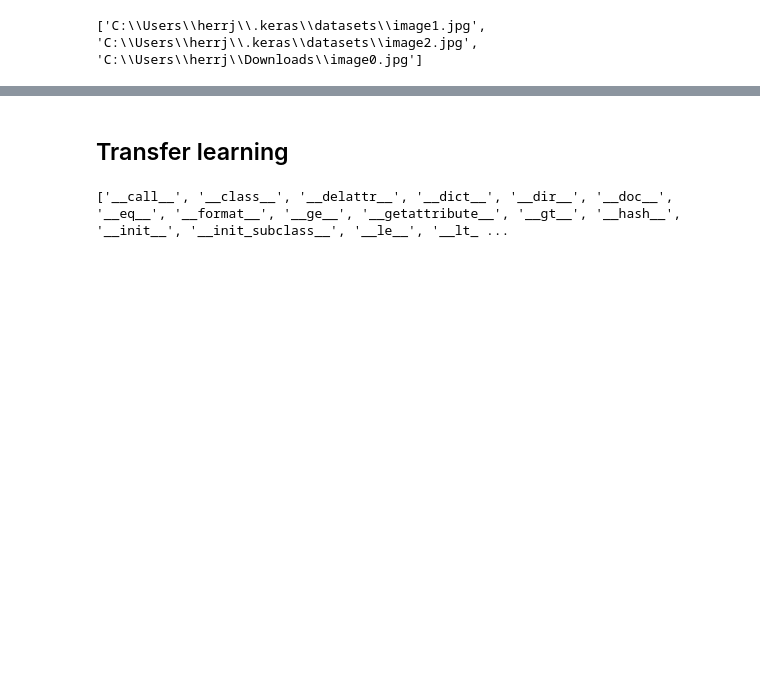
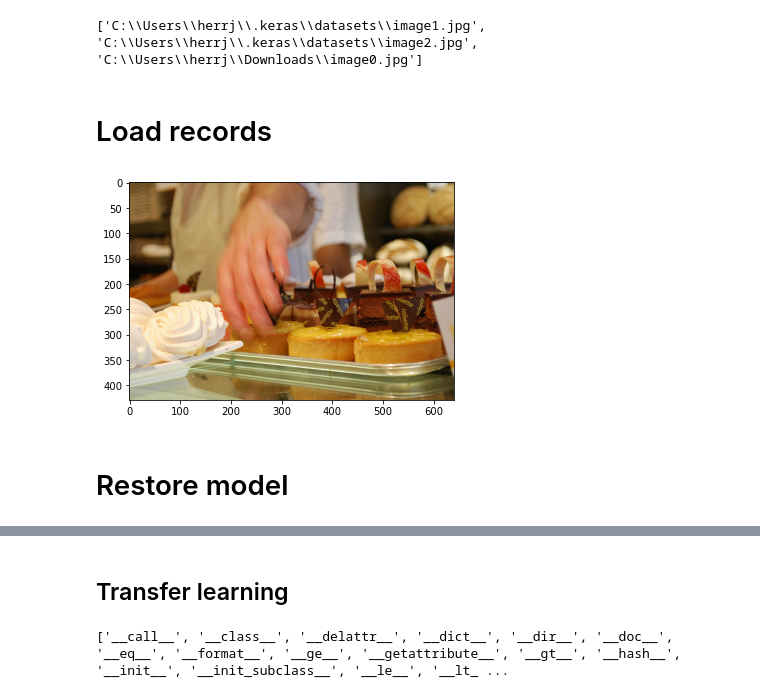
Before and after one commit to cppvoid/master-thesis, a Jupyter notebook: src/Untitled.ipynb, the cells around one changed output, grey strips where cells are left out. Cells and saved outputs as stored; diff of their text form; code cells hidden in the pictures; blank space fills up the shorter version.

```diff
--- a/src/Untitled.ipynb
+++ b/src/Untitled.ipynb
@@ -57,3 +63,38 @@ def download_labels(filename):
 
 LABEL_FILENAME = 'mscoco_label_map.pbtxt'
 PATH_TO_LABELS = download_labels(LABEL_FILENAME)
+# %% [markdown]
+# Load records
+# %%
+import cv2
+
+raw_dataset = tf.data.TFRecordDataset('workspace/annotations/train.record')
+
+# Create a description of the features.
+feature_description = {
+    'image/height': tf.io.FixedLenFeature([], tf.int64, default_value=0),
+    'image/width': tf.io.FixedLenFeature([], tf.int64, default_value=0),
+    'image/encoded': tf.io.FixedLenFeature([], tf.string, default_value=''),
+    'image/object/bbox/xmin': tf.io.FixedLenFeature([], tf.float32, default_value=0.0),
+    'image/object/bbox/xmax': tf.io.FixedLenFeature([], tf.float32, default_value=0.0),
+    'image/object/bbox/ymin': tf.io.FixedLenFeature([], tf.float32, default_value=0.0),
+    'image/object/bbox/ymax': tf.io.FixedLenFeature([], tf.float32, default_value=0.0),
+}
+
+def _parse_function(example_proto):
+  # Parse the input `tf.train.Example` proto using the dictionary above.
+  return tf.io.parse_single_example(example_proto, feature_description)
+
+dataset = raw_dataset.map(_parse_function)
+dataset = dataset.batch(2)
+dataset = dataset.repeat(5)
+
+x = dataset.take(1)
+for d in x:
+    image = tf.image.decode_jpeg(d['image/encoded'].numpy()[0])
+    plt.imshow(image)
+    plt.show()
+# %% [output]
+[figure, added]
+# %% [markdown]
+# Restore model
```
Also changed, not shown: parts of 9 cells of this notebook, 2 other files.
